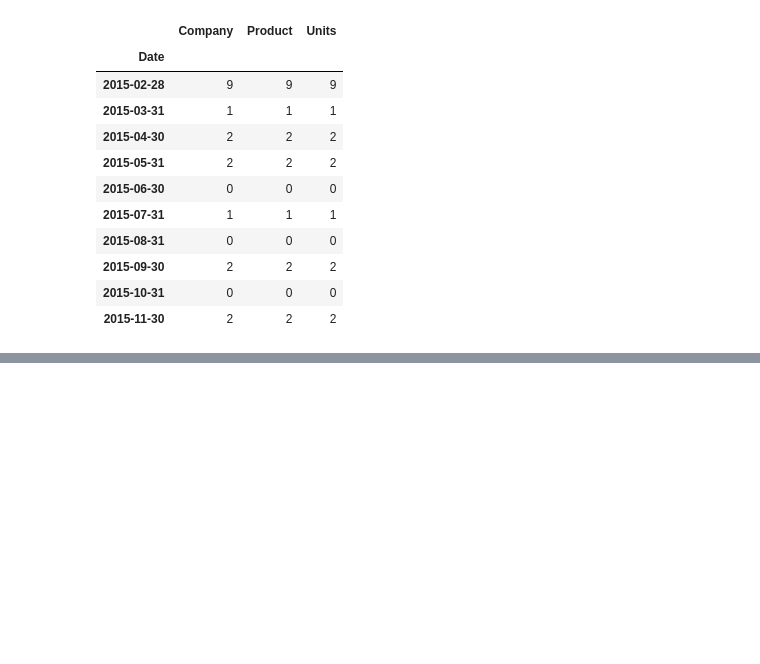
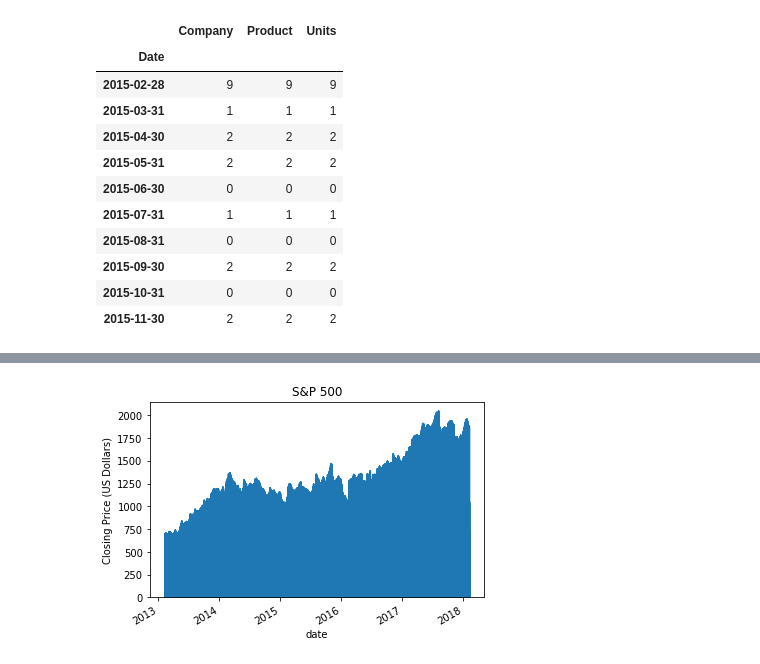
Before and after one commit to SANYAM1996/scatter-plotter, a Jupyter notebook: pandas_foundation.ipynb, the cells around one changed output, grey strips where cells are left out. Cells and saved outputs as stored; diff of their text form; code cells hidden in the pictures; blank space fills up the shorter version.

```diff
--- a/pandas_foundation.ipynb
+++ b/pandas_foundation.ipynb
@@ -621,0 +703,6 @@ df.resample('M').count()
+# %%
+data['close'].plot(kind='area', title='S&P 500')
+plt.ylabel('Closing Price (US Dollars)')
+plt.show()
+# %% [output]
+[figure, added]
```
Also changed, not shown: parts of 13 cells of this notebook.
